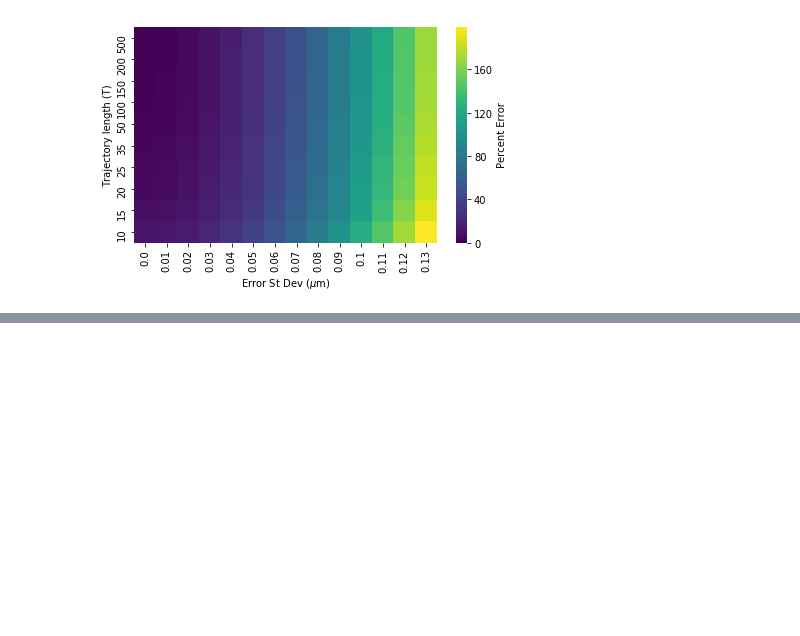
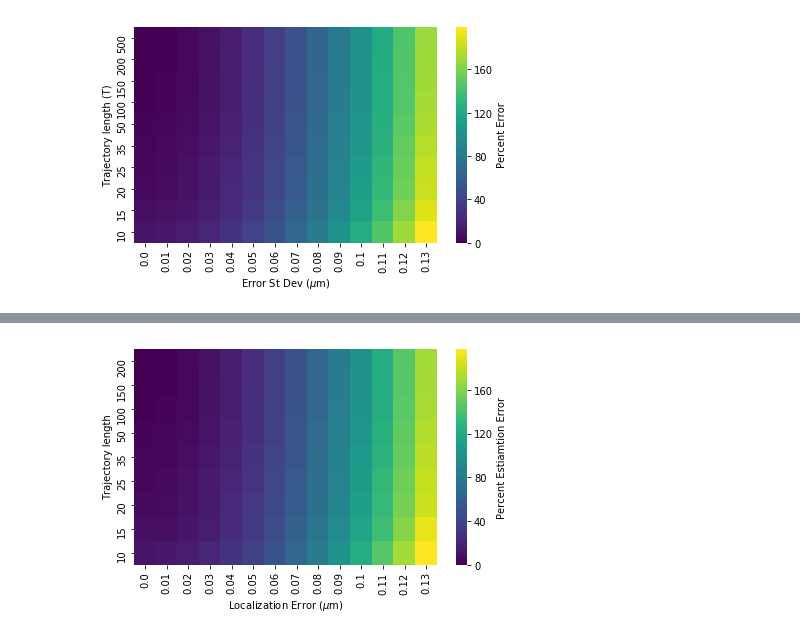
Before and after one commit to AllenCellModeling/diffusive_distinguishability, a Jupyter notebook: diffusive_distinguishability/ndim_diffusion_analysis_tutorial.ipynb, the cells around one changed output, grey strips where cells are left out. Cells and saved outputs as stored; diff of their text form; code cells hidden in the pictures; blank space fills up the shorter version.

```diff
--- a/diffusive_distinguishability/ndim_diffusion_analysis_tutorial.ipynb
+++ b/diffusive_distinguishability/ndim_diffusion_analysis_tutorial.ipynb
@@ -184,0 +193,9 @@ plt.savefig('post_error_DE-2')
+# %%
+sb.heatmap(df2mb, cmap='viridis', cbar_kws={'label': 'Percent Estiamtion Error'})
+plt.xlabel(r'Localization Error ($\mu$m)')
+plt.ylabel('Trajectory length')
+plt.gca().invert_yaxis()
+plt.tight_layout()
+plt.savefig('post_error_DE-2mag.pdf', format='pdf')
+# %% [output]
+[figure, added]
```
Also changed, not shown: parts of 8 cells of this notebook.
